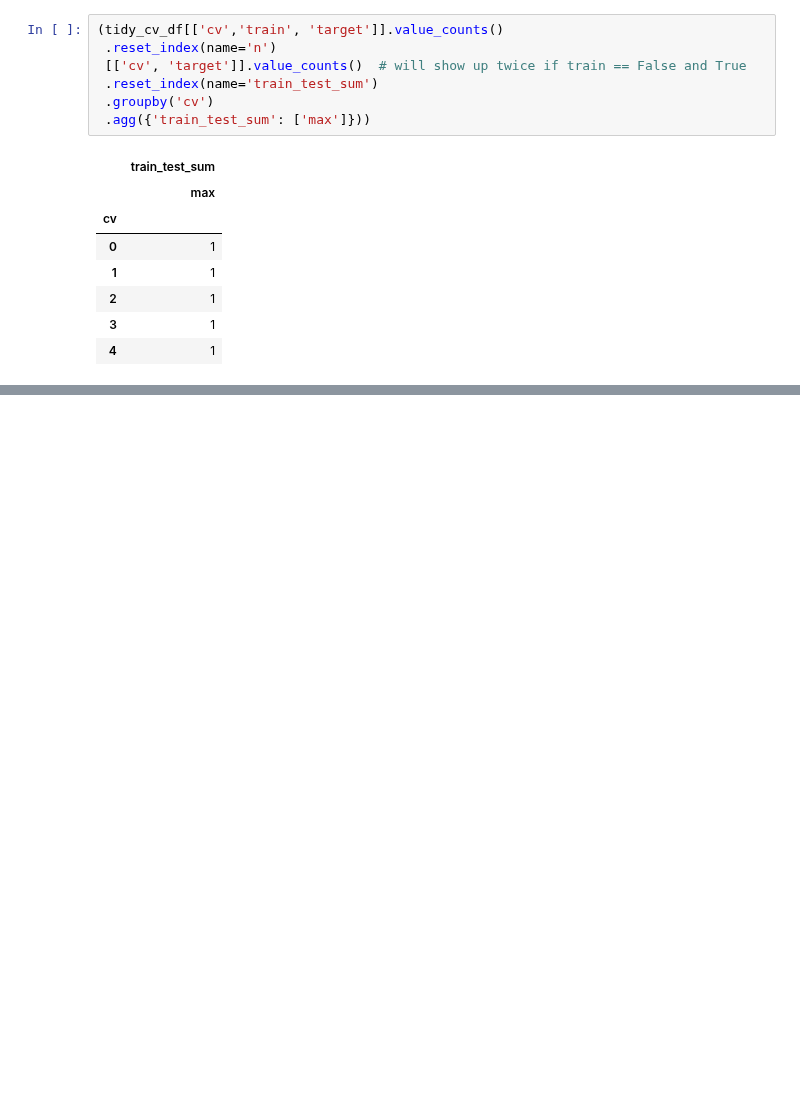
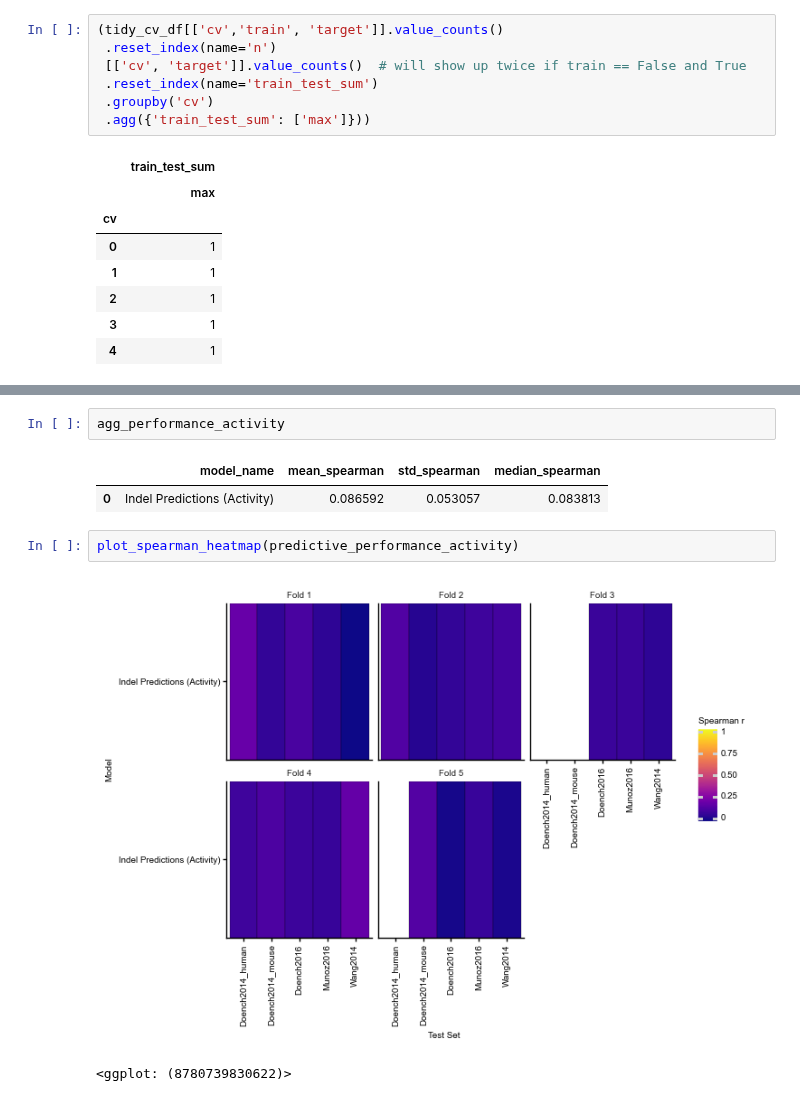
Before and after one commit to gpp-rnd/rs_dev, a Jupyter notebook: code/12_test_indel_predictions.ipynb, the cells around one changed output, grey strips where cells are left out. Cells and saved outputs as stored; diff of their text form; blank space fills up the shorter version.

```diff
--- a/code/12_test_indel_predictions.ipynb
+++ b/code/12_test_indel_predictions.ipynb
@@ -159,0 +180,10 @@ clean_indel_predictions = (indelphi_predictions.rename({'ID': 'sgRNA Context Seq
+# %%
+agg_performance_activity
+# %% [output]
+|  | model_name | mean_spearman | std_spearman | median_spearman |
+| 0 | Indel Predictions (Activity) | 0.086592 | 0.053057 | 0.083813 |
+# %%
+plot_spearman_heatmap(predictive_performance_activity)
+# %% [output]
+[figure, added]
+<ggplot: (8780739830622)>
```
Also changed, not shown: parts of 13 cells of this notebook, 8 other files.
